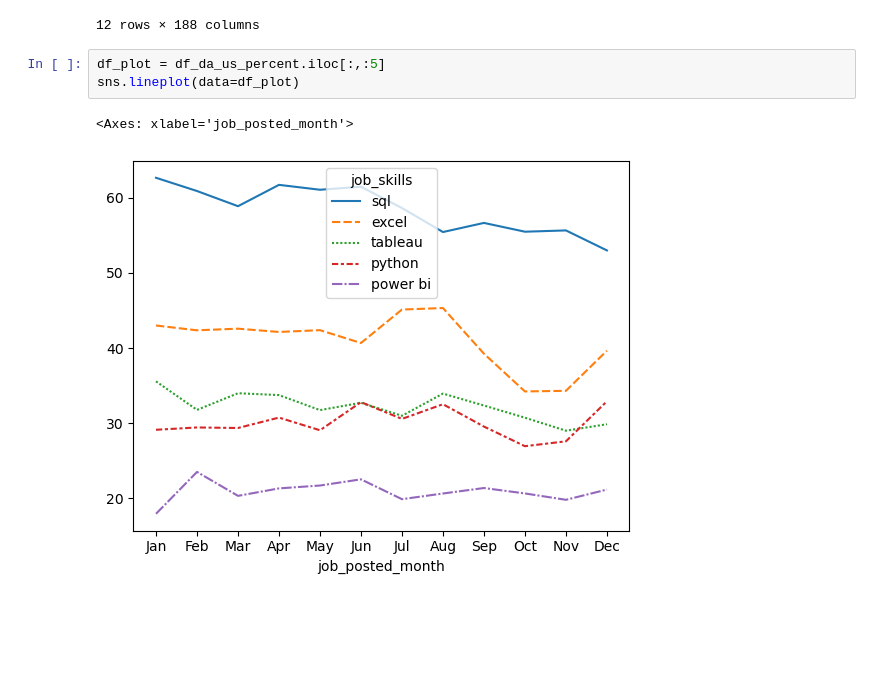
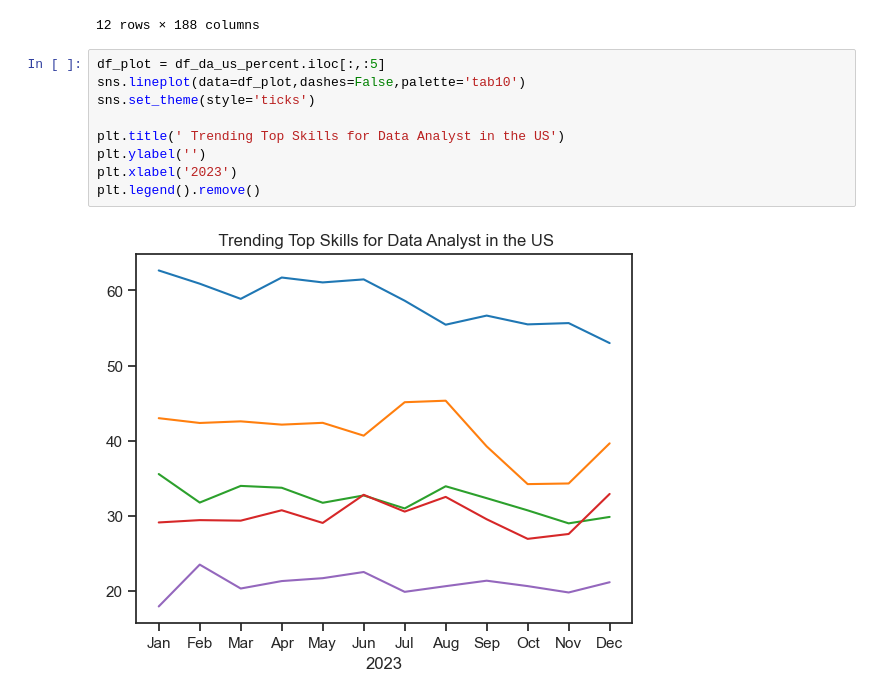
Before and after one commit to SamirAliWebDev/final-Project, a Jupyter notebook: Project Side/3_Skill_Trend.ipynb, the cells around one changed output. Drawn from its saved outputs; the diff is of its cells as text; blank space fills up the shorter version.

Commit message:
trending skills overtime

```diff
--- a/Project Side/3_Skill_Trend.ipynb
+++ b/Project Side/3_Skill_Trend.ipynb
@@ -52,9 +52,14 @@ df_da_us_percent
 | Nov | 55.660377 | 34.316038 | 29.009434 | 27.594340 | 19.811321 | 17.216981 | 14.150943 | 7.193396 | 6.721698 | 6.485849 | ... |
 | Dec | 52.998776 | 39.657283 | 29.865361 | 32.925337 | 21.175031 | 21.297430 | 20.685435 | 10.403917 | 8.445532 | 5.140759 | ... |
 12 rows × 188 columns
-# %%
-df_plot = df_da_us_percent.iloc[:,:5]
-sns.lineplot(data=df_plot)
-# %% [output]
-<Axes: xlabel='job_posted_month'>
-[figure, removed]
+# %%
+df_plot = df_da_us_percent.iloc[:,:5]
+sns.lineplot(data=df_plot,dashes=False,palette='tab10')
+sns.set_theme(style='ticks')
+
+plt.title(' Trending Top Skills for Data Analyst in the US')
+plt.ylabel('')
+plt.xlabel('2023')
+plt.legend().remove()
+# %% [output]
+[figure, added]
```
